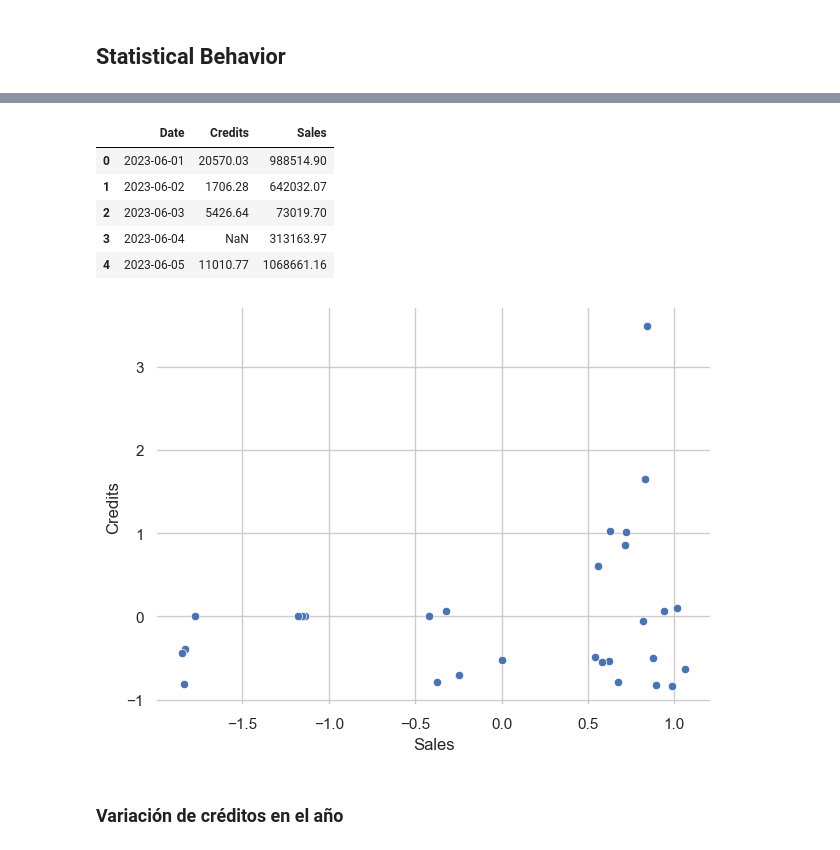
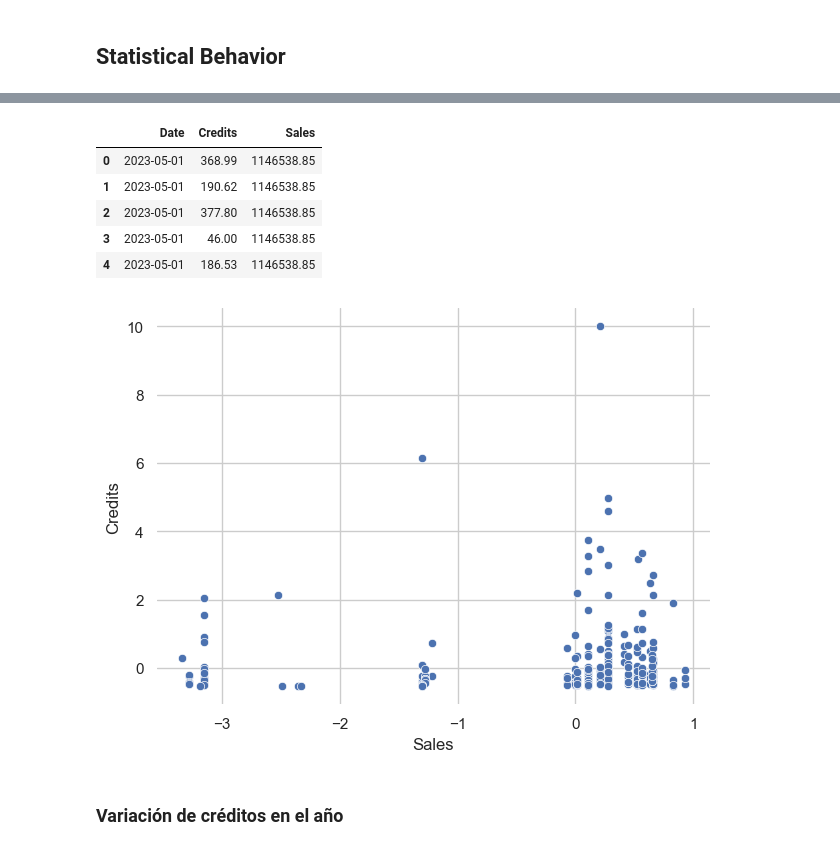
Before and after one commit to M4nuelj/Data_Processes, a Jupyter notebook: CreditsAnalysis.ipynb, the cells around one changed output, grey strips where cells are left out. Cells and saved outputs as stored; diff of their text form; code cells hidden in the pictures.

```diff
--- a/CreditsAnalysis.ipynb
+++ b/CreditsAnalysis.ipynb
@@ -243,2 +250,2 @@ CreditsJune = CreditsJune2023.groupby(by = 'Date', as_index = False)['Credits'].
 # %%
-CreditsSalesJune2023 = CreditsJune.merge(Sales, right_on = 'Date', left_on = 'Date', how = 'right')
+CreditsSalesApril2023 = CreditsJune2023.merge(SalesApril2023, right_on = 'Date', left_on = 'Date', how = 'right')
@@ -245,18 +261,20 @@ CreditsSalesJune2023 = CreditsJune.merge(Sales, right_on = 'Date', left_on = 'Da
 # %%
-CreditsSalesJune2023 = CreditsSalesJune2023[['Date', 'Credits', 'Sales']]
+CreditsSalesApril2023 = CreditsSalesApril2023[['Date', 'Credits', 'Sales']]
 # %%
-CreditsSalesJune2023.head()
+CreditsSalesApril2023.head()
 # %% [output]
 |  | Date | Credits | Sales |
-| 0 | 2023-06-01 | 20570.03 | 988514.90 |
-| 1 | 2023-06-02 | 1706.28 | 642032.07 |
-| 2 | 2023-06-03 | 5426.64 | 73019.70 |
-| 3 | 2023-06-04 | NaN | 313163.97 |
-| 4 | 2023-06-05 | 11010.77 | 1068661.16 |
+| 0 | 2023-05-01 | 368.99 | 1146538.85 |
+| 1 | 2023-05-01 | 190.62 | 1146538.85 |
+| 2 | 2023-05-01 | 377.80 | 1146538.85 |
+| 3 | 2023-05-01 | 46.00 | 1146538.85 |
+| 4 | 2023-05-01 | 186.53 | 1146538.85 |
+# %%
+CreditsSalesApril2023 = CreditsSalesApril2023.fillna(0)
 # %%
 # Selecting columns to standardize
 columns_to_standardize = ['Credits', 'Sales']
 
 # Standardizing the values
 scaler = StandardScaler()
-CreditsSalesJune2023[columns_to_standardize] = scaler.fit_transform(CreditsSalesJune2023[columns_to_standardize])
+CreditsSalesApril2023[columns_to_standardize] = scaler.fit_transform(CreditsSalesApril2023[columns_to_standardize])
@@ -265,21 +281,21 @@ CreditsSalesJune2023 = CreditsSalesJune2023.fillna(0)
 # %%
 # Creating the scatterplot
-sns.scatterplot(x='Sales', y='Credits', data=CreditsSalesJune2023)
+sns.scatterplot(x='Sales', y='Credits', data = CreditsSalesApril2023)
 
 # Customizing the plot
 # plt.title('Scatterplot')  # Adding a title to the plot
 plt.xlabel('Sales')  # Adding a label to the x-axis
 plt.ylabel('Credits')  # Adding a label to the y-axis
 
 sns.despine(top=True, right=True, left=True, bottom=True)
 
 # Displaying the plot
 plt.tight_layout()  # Adjusting the spacing
 
 plt.savefig('ScatterSales.jpg')
 plt.show()
 # %% [output]
-[figure, old version]
+[figure, new version]
 # %% [markdown]
 ### Variación de créditos en el año
 # %%
```
Also changed, not shown: parts of 25 cells of this notebook, 3 other files.
